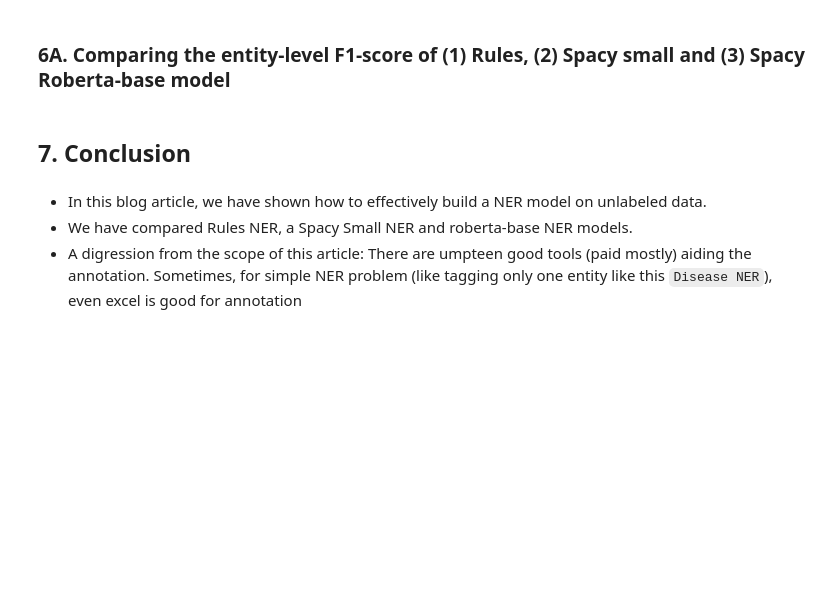
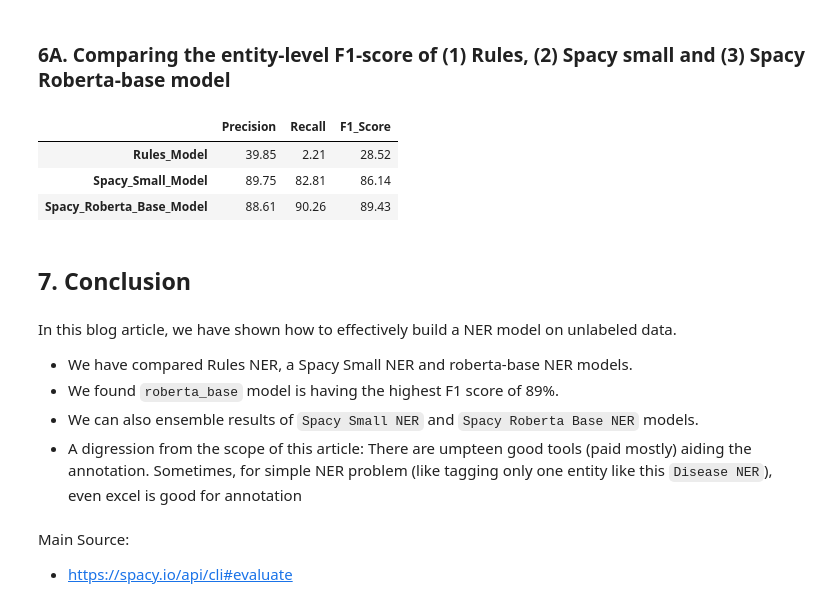
Before and after one commit to senthilkumarm1901/learn_by_blogging, a Jupyter notebook: _notebooks/2021-06-25-Spacy_ML_NER.ipynb, the cells around one changed output. Cells and saved outputs as stored; diff of their text form; code cells hidden in the pictures; blank space fills up the shorter version.

```diff
--- a/_notebooks/2021-06-25-Spacy_ML_NER.ipynb
+++ b/_notebooks/2021-06-25-Spacy_ML_NER.ipynb
@@ -279,9 +493,23 @@ Total number of Train Sentences: 730
 ## 6. Evaluate the models
 # %% [markdown]
 ### 6A. Comparing the entity-level F1-score of (1) Rules, (2) Spacy small and (3) Spacy Roberta-base model
+# %%
+results = pd.read_csv('spacy_model_ner/results_of_the_models.csv',index_col=0)
+# %%
+results
+# %% [output]
+|  | Precision | Recall | F1_Score |
+| Rules_Model | 39.85 | 2.21 | 28.52 |
+| Spacy_Small_Model | 89.75 | 82.81 | 86.14 |
+| Spacy_Roberta_Base_Model | 88.61 | 90.26 | 89.43 |
 # %% [markdown]
 ## 7. Conclusion
 # %% [markdown]
-- In this blog article, we have shown how to effectively build a NER model on unlabeled data.
+In this blog article, we have shown how to effectively build a NER model on unlabeled data. <br>
 - We have compared Rules NER, a Spacy Small NER and roberta-base NER models.
+- We found `roberta_base` model is having the highest F1 score of 89%.
+- We can also ensemble results of `Spacy Small NER` and `Spacy Roberta Base NER` models.
 - A digression from the scope of this article: There are umpteen good tools (paid mostly) aiding the annotation. Sometimes, for simple NER problem (like tagging only one entity like this `Disease NER`), even excel is good for annotation
+# %% [markdown]
+Main Source:
+- https://spacy.io/api/cli#evaluate
```
Also changed, not shown: parts of 9 cells of this notebook.
